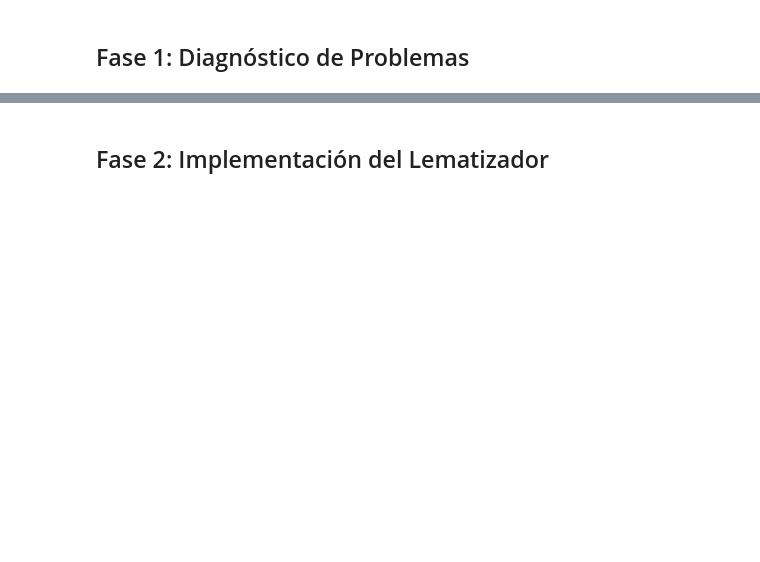
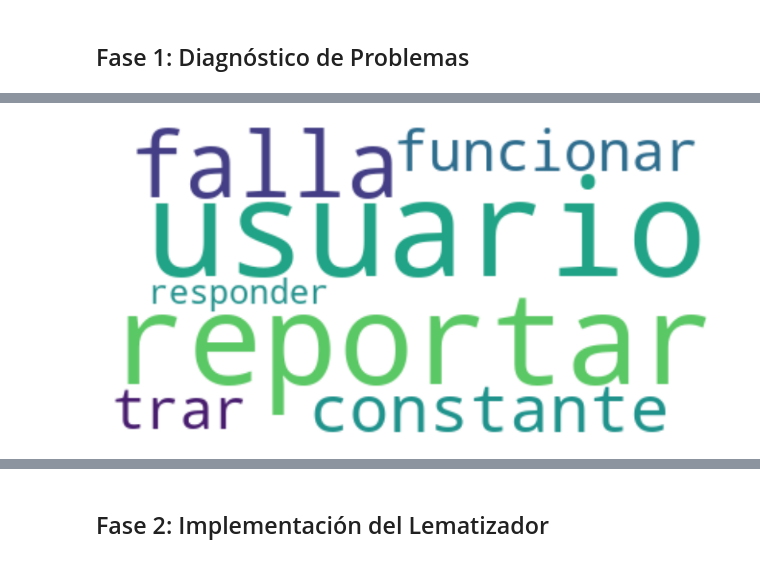
Before and after one commit to Alvaro-diez/Desarrollo-generativa, a Jupyter notebook: solutions/NLP/lemmatizacion/practica_lemmatizacion.ipynb, the cells around one changed output, grey strips where cells are left out. Cells and saved outputs as stored; diff of their text form; code cells hidden in the pictures; blank space fills up the shorter version.

```diff
--- a/solutions/NLP/lemmatizacion/practica_lemmatizacion.ipynb
+++ b/solutions/NLP/lemmatizacion/practica_lemmatizacion.ipynb
@@ -14,8 +33,8 @@ df.head()
 # %%
+vectorizer = CountVectorizer()
 
-from sklearn.feature_extraction.text import CountVectorizer
-
-vectorizer = CountVectorizer()
-X_counts = vectorizer.fit_transform(df["review_español"])  # suponiendo columna en español
+ej_critico = "Los usuarios reportaron fallas constantes: no funciona, se traba y no responde."
+# X_counts = vectorizer.fit_transform(df["texto"])  # columna de texto
+X_counts = vectorizer.fit_transform([ej_critico])
 token_freq = pd.DataFrame({'token': vectorizer.get_feature_names_out(), 'freq': X_counts.sum(axis=0).A1})
 token_freq.sort_values(by="freq", ascending=False).head(10)
@@ -22,11 +63,6 @@ token_freq.sort_values(by="freq", ascending=False).head(10)
 # %%
-
-import spacy
-from wordcloud import WordCloud
-import matplotlib.pyplot as plt
-
 nlp = spacy.load("es_core_news_sm")
-doc = nlp("Los usuarios reportaron fallas constantes: no funciona, se traba y no responde.")
+doc = nlp(ej_critico)
 
 for token in doc:
     print(token.text, token.pos_, token.lemma_)
@@ -33,14 +85,16 @@ for token in doc:
 # %%
 
-text = " ".join(df["review_español"])
+text = " ".join([ej_critico])
 doc = nlp(text)
 lemmas = " ".join([token.lemma_ for token in doc if not token.is_stop and not token.is_punct])
 wordcloud = WordCloud(background_color='white').generate(lemmas)
 
 plt.figure(figsize=(10, 6))
 plt.imshow(wordcloud, interpolation='bilinear')
 plt.axis('off')
 plt.show()
+# %% [output]
+[figure, added]
 # %%
 
 variantes = [("fallas", "falla"), ("funciona", "funcionar"), ("trabó", "trabar"), ("responder", "responder"), ("reportaron", "reportar")]
```
Also changed, not shown: parts of 20 cells of this notebook, 2 other files.
